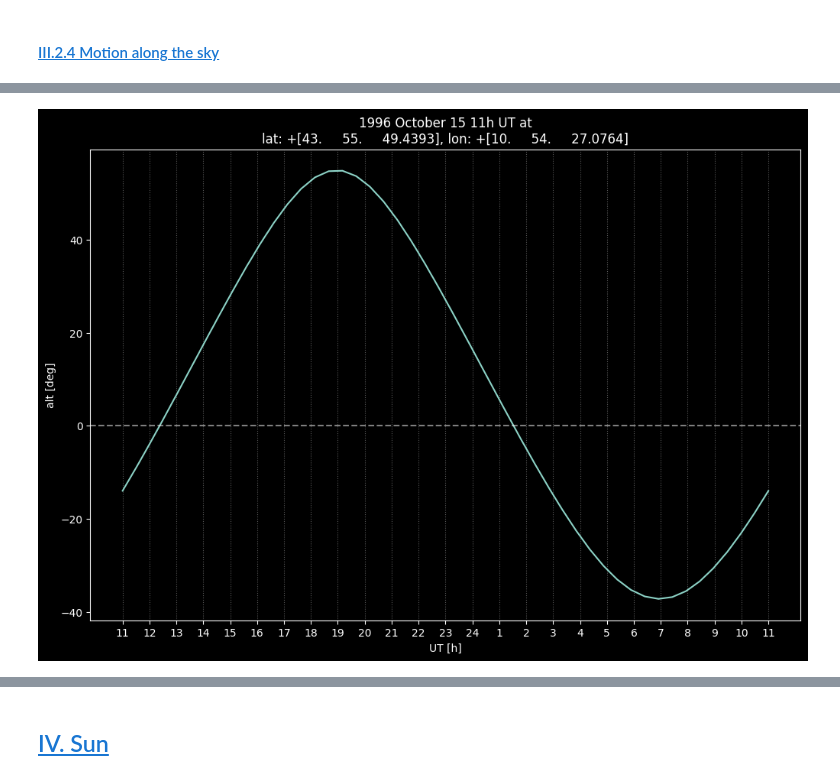
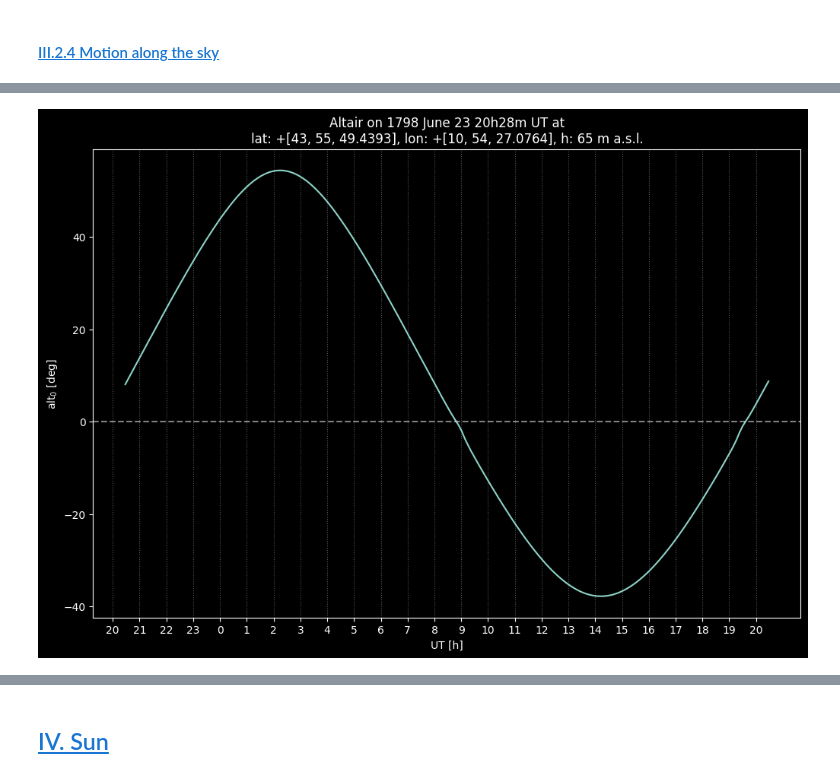
Before and after one commit to 00-berni/proj_0, a Jupyter notebook: notebook/notebook.ipynb, the cells around one changed output, grey strips where cells are left out. Saved outputs shown, nothing was run; the diff lists cells and outputs as text; code cells hidden in the pictures.

Commit message:
- Add refraction correction - Update the trajectory and upgrade classes for array - ArrAngle is usless - Start transit and etc function

```diff
--- a/notebook/notebook.ipynb
+++ b/notebook/notebook.ipynb
@@ -987,5 +1061,5 @@ print(HA.str_angle('hms'))
 # %%
-def local_ST(date: Date, long: Angles) -> HAngles:
+def local_ST(date: Date, long: Angles) -> HAngles | ArrAngle:
     GST = mean_Green_HA(date)
     return GST - long
 # %% [markdown]
@@ -1108,6 +1182,23 @@ class GeoPos():
         self.h = h
 # %% [markdown]
 ### <a id='toc1_3_2_'></a>[III.2 Compute trajectory](#toc0_)
+# %%
+class StarObj():
+    def __init__(self, name: str, coor: Equatorial | list[HAngles], prmt: list[float] | None) -> None:
+        self.name = name
+        if type(coor) == list:
+            ra, dec = coor
+            coor = Equatorial(ra,dec)
+        self.coor = coor
+        self.mua = prmt[0] if prmt is not None else None
+        self.mud = prmt[1] if prmt is not None else None
+
+    def obj_info(self):
+        print('Target: ' + self.name)
+        print(self.coor.print_values())
+        print('Proper motion')
+        if self.mua is not None:
+            print(f'mu_alpha =\t{self.mua} as\nmu_delta =\t{self.mud} as')
 # %% [markdown]
 #### <a id='toc1_3_2_1_'></a>[III.2.1 Precession](#toc0_)
 # %%
@@ -1167,24 +1299,32 @@ def precession_corr(date: Date, coor: Equatorial, prmt: list | None = None):
 # %% [markdown]
 #### <a id='toc1_3_2_4_'></a>[III.2.4 Motion along the sky](#toc0_)
 # %%
-def trajectory(date: Date, obs_pos: GeoPos, eq_pos: Equatorial,  prmt: list | None = None) -> ArrAngle:
+numpoint = 200
+
+
+def trajectory(date: Date, obs_pos: GeoPos, obj: StarObj) -> ArrAngle:
+
+
+    date = date.copy()
+    date.time.val += np.linspace(0,24,numpoint)*3600
+
     lat = obs_pos.lat
     lon = obs_pos.lon
+    height = obs_pos.h
 
-    ra, dec = precession_corr(date, eq_pos, prmt=prmt)
+    ra, dec = precession_corr(date, obj)
 
     LST = local_ST(date, lon)
-    T = np.linspace(0,24,48) + LST.hms
-    alpha = ra.hms
-    H = T - alpha
-    HA = ArrAngle(H,'hms')
+    HA = LST - ra
 
     phi = lat.rad
     delta = dec.rad
 
     alt = np.arcsin( np.sin(phi)*np.sin(delta) + np.cos(phi)*np.cos(delta) * np.cos(HA.rad)  )
 
-    return ArrAngle(alt,'rad',lim=90)
+    alt = ArrAngle(alt,'rad',lim=90)
+    alt = alt + refraction_corr(alt, height)
+    return alt, date.time.hour()
 
 lat = 43.93039980730644
 lon = 10.907521220934262
@@ -1193,19 +1333,22 @@ h = 65
 obs = GeoPos(lon,lat,h)
 
 ##
-# print('Vega')
+# name = 'Vega'
 # ra = HAngles(['+',[18,36,56.33635]],'hms')
 # dec = HAngles(['+',[38,47,1.2802]],'deg',lim=90)
 ##
 
 ##
-# print('Betelgeuse)
+# name = 'Betelgeuse'
 # ra = HAngles(['+',[5,55,10.30536]],'hms')
 # dec = HAngles(['+',[7,24,25.4304]],'deg',lim=90)
+# # proper motion
+# mu_a = 27.54e-3 # as
+# mu_d = 11.30e-3 # as
 ##
 
 ##
-print('Altair')
+name = 'Altair'
 ra  = HAngles(['+',[19,50,46.99855]],'hms')
 dec = HAngles(['+',[8,52,05.9563]],'deg',lim=90)
 # proper motion
@@ -1213,50 +1356,50 @@ mu_a = 536.23e-3 # as
 mu_d = 385.29e-3 # as
 ##
 
-obj = Equatorial(ra,dec)
-print(obj.print_values())
+obj = StarObj(name,[ra,dec],[mu_a,mu_d])
+obj.obj_info()
 
 # ---
 
-date = Date([1996,10,15],[11,0,0])
+date = Date([1798,6,23],[20,28,0])
 JDdate = julian_day(date)
-alt = trajectory(date,obs,obj,prmt=[mu_a,mu_d])
+alt, dayrange = trajectory(date,obs,obj)
 
 hour = date.time.hour()
 
-dayrange = np.array([calendar_date(day/24+JDdate).daydec() for day in np.linspace(0,24,48)])
+# dayrange = np.array([calendar_date(day/24+JDdate).daydec() for day in np.linspace(0,24,numpoint)])
 
-N = 25 if hour <= (int(hour)+0.5) else 26
-ticks = np.arange(0,N,1) + int(hour)
+N = int(max(dayrange))+1 if hour <= (int(hour)+0.5) else int(max(dayrange))+2
+ticks = np.arange(int(min(dayrange)), N,1)
 
 plt.figure(figsize=[12,8])
-plt.title(date.str_date() + f" at\nlat: {obs.lat.str_angle('deg')}, lon: {obs.lon.str_angle('deg')}")
-plt.plot((dayrange-date.date[-1])*24,alt.deg)
+plt.title(obj.name + ' on ' + date.str_date() + f" at\nlat: {obs.lat.str_angle('deg')}, lon: {obs.lon.str_angle('deg')}, h: {obs.h} m a.s.l.")
+plt.plot(dayrange,alt.deg)
 plt.axhline(0,xmin=0,xmax=1,linestyle='dashed',alpha=0.5,)
-plt.xticks(ticks,np.where(ticks <= 24, ticks, ticks-24))
+plt.xticks(ticks,np.where(ticks < 24, ticks, ticks-24))
 plt.xlabel('UT [h]')
-plt.ylabel('alt [deg]')
+plt.ylabel('alt$_0$ [deg]')
 plt.grid(axis='x',linestyle='dotted',color='gray',alpha=0.7)
 
 
-date = Date([2023,6,23],[20,28,0])
+date = Date([2023,6,23],[20,58,0])
 JDdate = julian_day(date)
-alt = trajectory(date,obs,obj,prmt=[mu_a,mu_d])
+alt, dayrange = trajectory(date,obs,obj)
 
 hour = date.time.hour()
 
-dayrange = np.array([calendar_date(day/24+JDdate).daydec() for day in np.linspace(0,24,48)])
+# dayrange = np.array([calendar_date(day/24+JDdate).daydec() for day in np.linspace(0,24,numpoint)])
 
-N = 25 if hour <= (int(hour)+0.5) else 26
-ticks = np.arange(0,N,1) + int(hour)
+N = int(max(dayrange))+1 if hour <= (int(hour)+0.5) else int(max(dayrange))+2
+ticks = np.arange(int(min(dayrange)), N,1)
 
 plt.figure(figsize=[12,8])
-plt.title(date.str_date() + f" at\nlat: {obs.lat.str_angle('deg')}, lon: {obs.lon.str_angle('deg')}")
-plt.plot((dayrange-date.date[-1])*24,alt.deg)
+plt.title(obj.name + ' on ' + date.str_date() + f" at\nlat: {obs.lat.str_angle('deg')}, lon: {obs.lon.str_angle('deg')}, h: {obs.h} m a.s.l.")
+plt.plot(dayrange,alt.deg)
 plt.axhline(0,xmin=0,xmax=1,linestyle='dashed',alpha=0.5)
-plt.xticks(ticks,np.where(ticks <= 24, ticks, ticks-24))
+plt.xticks(ticks,np.where(ticks < 24, ticks, ticks-24))
 plt.xlabel('UT [h]')
-plt.ylabel('alt [deg]')
+plt.ylabel('alt$_0$ [deg]')
 plt.grid(axis='x',linestyle='dotted',color='gray',alpha=0.7)
 
 
@@ -1269 +1415 @@ delta:  +[ 8.     52.      5.9563]
-[figure, old version]
+[figure, new version]
```
Also changed, not shown: parts of 19 cells of this notebook.
